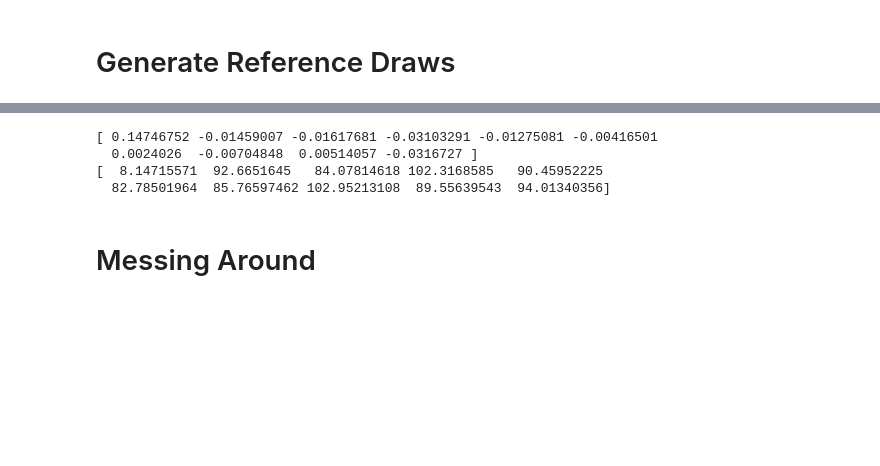
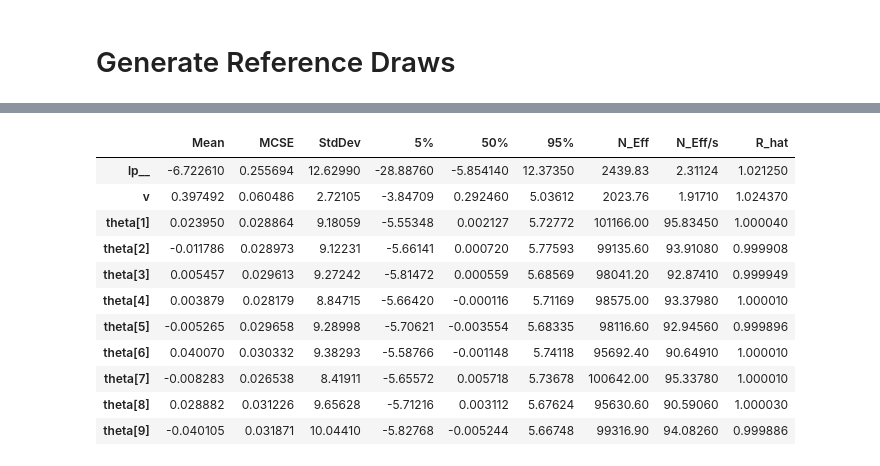
Before and after one commit to gil2rok/drghmc, a Jupyter notebook: posteriors/funnel10/generate_ref_draws.ipynb, the cells around one changed output, grey strips where cells are left out. Drawn from its saved outputs; the diff is of its cells as text; code cells hidden in the pictures; blank space fills up the shorter version.

```diff
--- a/posteriors/funnel10/generate_ref_draws.ipynb
+++ b/posteriors/funnel10/generate_ref_draws.ipynb
@@ -12,8 +12,8 @@ import numpy as np
 seed = 1234
 rng = np.random.default_rng(seed)
 
-num_chains = 5
-num_samples = 100000000
+num_chains = 100
+num_samples = 100000
 
 model_name = "funnel10"
 model_path = model_name + ".stan"
@@ -27,7 +27,7 @@ nuts_output = model.sample(
     iter_sampling=num_samples,
     chains=num_chains,
     seed=seed,
-    thin=1000,
+    thin=100,
     adapt_delta=0.95,
 )
 
@@ -57,3 +51,18 @@ chain 5 |          | 00:00 Status
+# %%
+nuts_output.summary() # check n_eff is greater than the number of samples (after thinning)
+# %% [output]
+|  | Mean | MCSE | StdDev | 5% | 50% | 95% | N_Eff | N_Eff/s | R_hat |
+| lp__ | -6.722610 | 0.255694 | 12.62990 | -28.88760 | -5.854140 | 12.37350 | 2439.83 | 2.31124 | 1.021250 |
+| v | 0.397492 | 0.060486 | 2.72105 | -3.84709 | 0.292460 | 5.03612 | 2023.76 | 1.91710 | 1.024370 |
+| theta[1] | 0.023950 | 0.028864 | 9.18059 | -5.55348 | 0.002127 | 5.72772 | 101166.00 | 95.83450 | 1.000040 |
+| theta[2] | -0.011786 | 0.028973 | 9.12231 | -5.66141 | 0.000720 | 5.77593 | 99135.60 | 93.91080 | 0.999908 |
+| theta[3] | 0.005457 | 0.029613 | 9.27242 | -5.81472 | 0.000559 | 5.68569 | 98041.20 | 92.87410 | 0.999949 |
+| theta[4] | 0.003879 | 0.028179 | 8.84715 | -5.66420 | -0.000116 | 5.71169 | 98575.00 | 93.37980 | 1.000010 |
+| theta[5] | -0.005265 | 0.029658 | 9.28998 | -5.70621 | -0.003554 | 5.68335 | 98116.60 | 92.94560 | 0.999896 |
+| theta[6] | 0.040070 | 0.030332 | 9.38293 | -5.58766 | -0.001148 | 5.74118 | 95692.40 | 90.64910 | 1.000010 |
+| theta[7] | -0.008283 | 0.026538 | 8.41911 | -5.65572 | 0.005718 | 5.73678 | 100642.00 | 95.33780 | 1.000010 |
+| theta[8] | 0.028882 | 0.031226 | 9.65628 | -5.71216 | 0.003112 | 5.67624 | 95630.60 | 90.59060 | 1.000030 |
+| theta[9] | -0.040105 | 0.031871 | 10.04410 | -5.82768 | -0.005244 | 5.66748 | 99316.90 | 94.08260 | 0.999886 |
 # %%
 # convert from numpy 3d array to json format
 
@@ -73,16 +82,3 @@ for chain in ref_draws_np:  # each chain is [n_samples, params_dim]
 with zipfile.ZipFile(f"{model_name}.ref_draws.json.zip", mode="w", compression=zipfile.ZIP_DEFLATED, compresslevel=9) as zip_file:
     dumped_JSON: str = json.dumps(ref_draws, ensure_ascii=False, indent=4)
     zip_file.writestr(f"{model_name}.ref_draws.json", data=dumped_JSON)
-# %%
-avg = np.mean(ref_draws_np, axis=(0, 1))
-avg_squared = np.mean(ref_draws_np ** 2, axis=(0, 1))
-
-print(avg)
-print(avg_squared)
-# %% [output]
-[ 0.14746752 -0.01459007 -0.01617681 -0.03103291 -0.01275081 -0.00416501
-  0.0024026  -0.00704848  0.00514057 -0.0316727 ]
-[  8.14715571  92.6651645   84.07814618 102.3168585   90.45952225
-  82.78501964  85.76597462 102.95213108  89.55639543  94.01340356]
-# %% [markdown]
-# Messing Around
```
Also changed, not shown: parts of 6 cells of this notebook, 36 other files.
